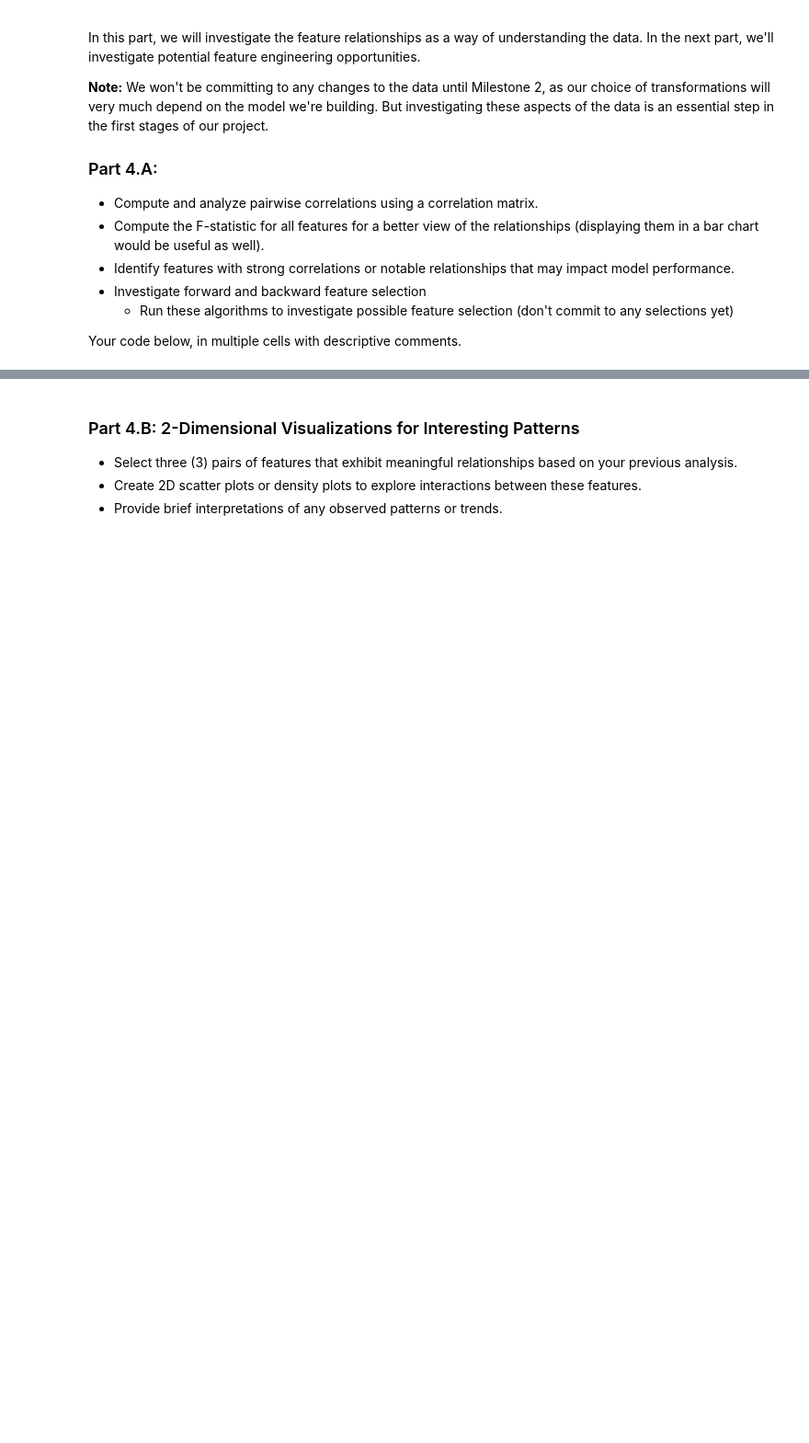
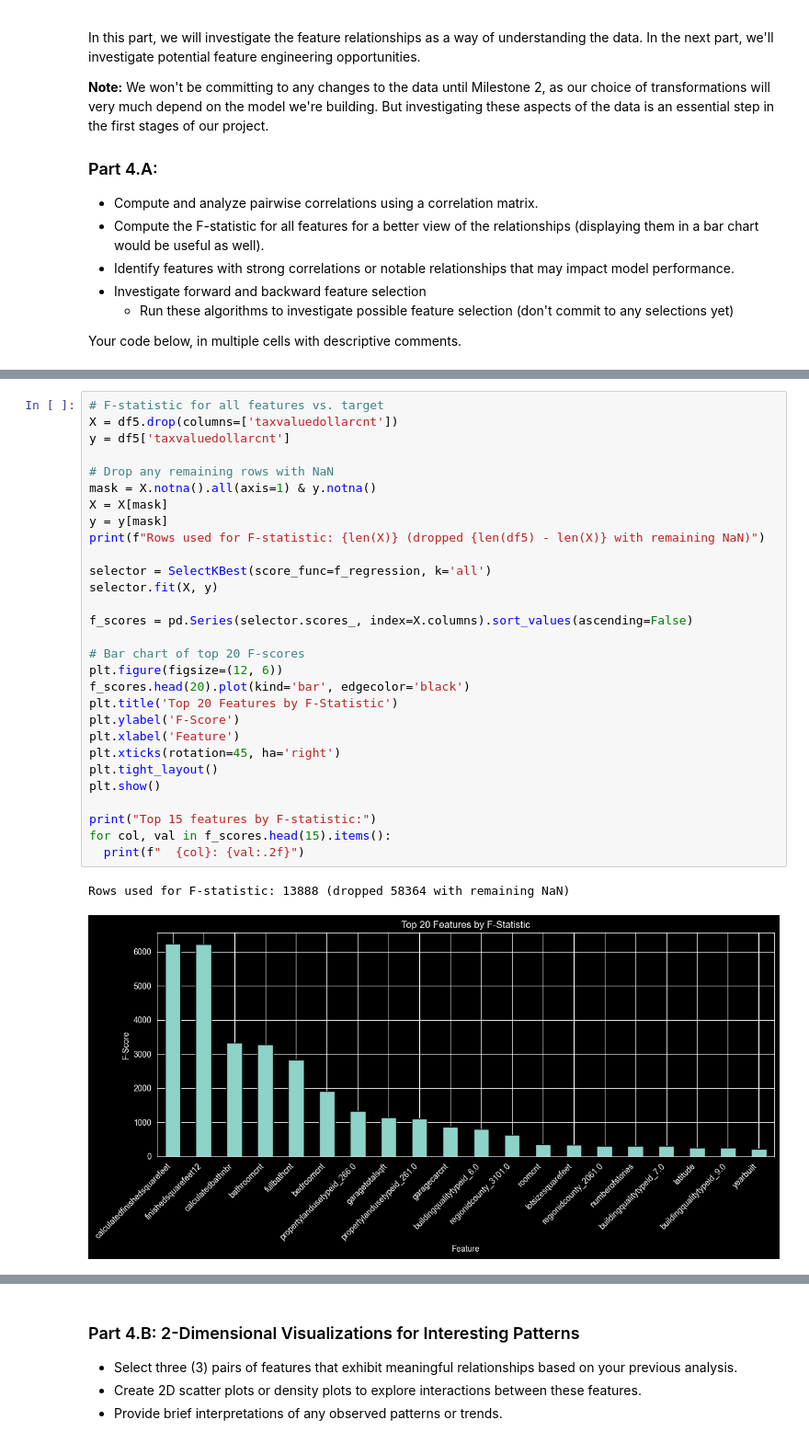
Before and after one commit to reynolkb-bu/Module-3-Assignments, a Jupyter notebook: Milestone_01.ipynb, the cells around one changed output, grey strips where cells are left out. Shown at 92% size. Cells and saved outputs as stored; diff of their text form; blank space fills up the shorter version.

```diff
--- a/Milestone_01.ipynb
+++ b/Milestone_01.ipynb
@@ -641,0 +670,32 @@ Pay particular attention to especially interesting and/or strongly correlated fe
+# %%
+# F-statistic for all features vs. target
+X = df5.drop(columns=['taxvaluedollarcnt'])
+y = df5['taxvaluedollarcnt']
+
+# Drop any remaining rows with NaN
+mask = X.notna().all(axis=1) & y.notna()
+X = X[mask]
+y = y[mask]
+print(f"Rows used for F-statistic: {len(X)} (dropped {len(df5) - len(X)} with remaining NaN)")
+
+selector = SelectKBest(score_func=f_regression, k='all')
+selector.fit(X, y)
+
+f_scores = pd.Series(selector.scores_, index=X.columns).sort_values(ascending=False)
+
+# Bar chart of top 20 F-scores
+plt.figure(figsize=(12, 6))
+f_scores.head(20).plot(kind='bar', edgecolor='black')
+plt.title('Top 20 Features by F-Statistic')
+plt.ylabel('F-Score')
+plt.xlabel('Feature')
+plt.xticks(rotation=45, ha='right')
+plt.tight_layout()
+plt.show()
+
+print("Top 15 features by F-statistic:")
+for col, val in f_scores.head(15).items():
+  print(f"  {col}: {val:.2f}")
+# %% [output]
+Rows used for F-statistic: 13888 (dropped 58364 with remaining NaN)
+[figure, added]
```
Also changed, not shown: parts of 5 cells of this notebook.
